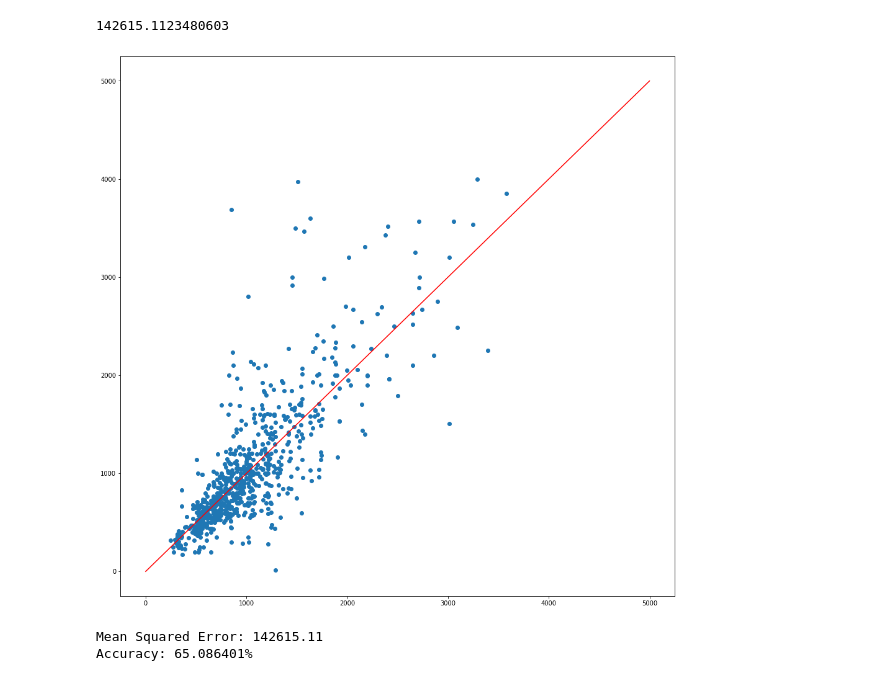
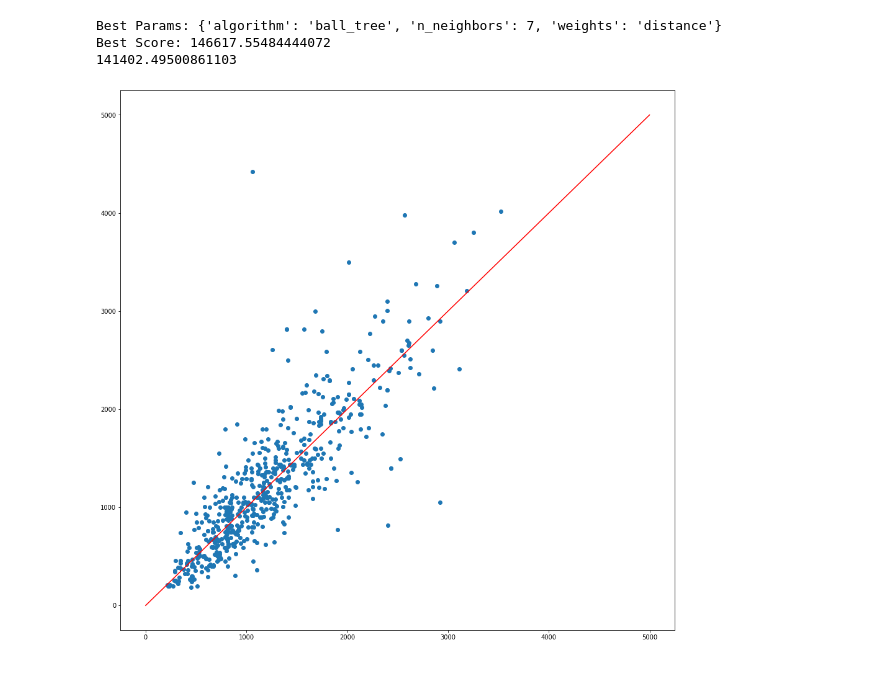
Before and after one commit to dtruong46me/laptop-prices-prediction, a Jupyter notebook: Modeling/svm_knn.ipynb, the cells around one changed output. Drawn from its saved outputs; the diff is of its cells as text; code cells hidden in the pictures.

```diff
--- a/Modeling/svm_knn.ipynb
+++ b/Modeling/svm_knn.ipynb
@@ -382,2 +144,0 @@ df_filtered["Monitor"].fillna(15.60, inplace=True)
-# %%
-df_filtered["GPU Mark"].fillna(df_filtered["GPU Mark"].mean(), inplace=True)
@@ -404,3 +162,7 @@ dtype: int64
+# %%
+filtered_os = df_filtered["OS"].value_counts()
+df_filtered = df_filtered[df_filtered["OS"].isin(filtered_os[filtered_os>1].index.tolist())]
+df_filtered = pd.get_dummies(df_filtered, columns=["OS"])
 # %%
 df_filtered
 # %% [output]
@@ -466,5 +228,5 @@ Price                1.000000
 Name: Price, dtype: float64
 # %%
-selected_features = list(target_corr[-20:].index)
+selected_features = list(target_corr[-22:].index)
 selected_features
 # %% [output]
@@ -615,24 +374,25 @@ def predict(model: LinearSVR, X_test, y_test):
 def evaluation(model, X_test, y_test):
     y_pred = model.predict(X_test)
     mse = mean_squared_error(y_test, y_pred)
-    acc = model.score(X_test, y_test)
+
     print(f'Mean Squared Error: {mse:.2f}')
-    print(f'Accuracy: {acc * 100:2f}%')
 # %%
 def save_model(model, model_name):
     filename = f"{model_name}_model.pkl"
     joblib.dump(model, filename)
     print(f"Model saved as {filename}")
 # %%
-MODEL_NAME = 'KNN'
-GRID_SEARCH = False
+if __name__ == '__main__':
+    MODEL_NAME = 'KNN'
+    GRID_SEARCH = True
 
-trained_model = train_model(X_train=X_train_scalered, y_train=y_train, model_name=MODEL_NAME, grid_search=GRID_SEARCH)
+    trained_model = train_model(X_train=X_train_scalered, y_train=y_train, model_name=MODEL_NAME, grid_search=GRID_SEARCH)
 
-predict(model=trained_model, X_test=X_test_scalered, y_test=y_test)
-evaluation(model=trained_model, X_test=X_test_scalered, y_test=y_test)
+    predict(model=trained_model, X_test=X_test_scalered, y_test=y_test)
+    evaluation(model=trained_model, X_test=X_test_scalered, y_test=y_test)
+    save_model(model=trained_model, model_name=MODEL_NAME)
 # %% [output]
-142615.1123480603
+Best Params: {'algorithm': 'ball_tree', 'n_neighbors': 7, 'weights': 'distance'}
+Best Score: 146617.55484444072
+141402.49500861103
-[figure, old version]
+[figure, new version]
-Mean Squared Error: 142615.11
-Accuracy: 65.086401%
```
Also changed, not shown: parts of 47 cells of this notebook, 5 other files.
